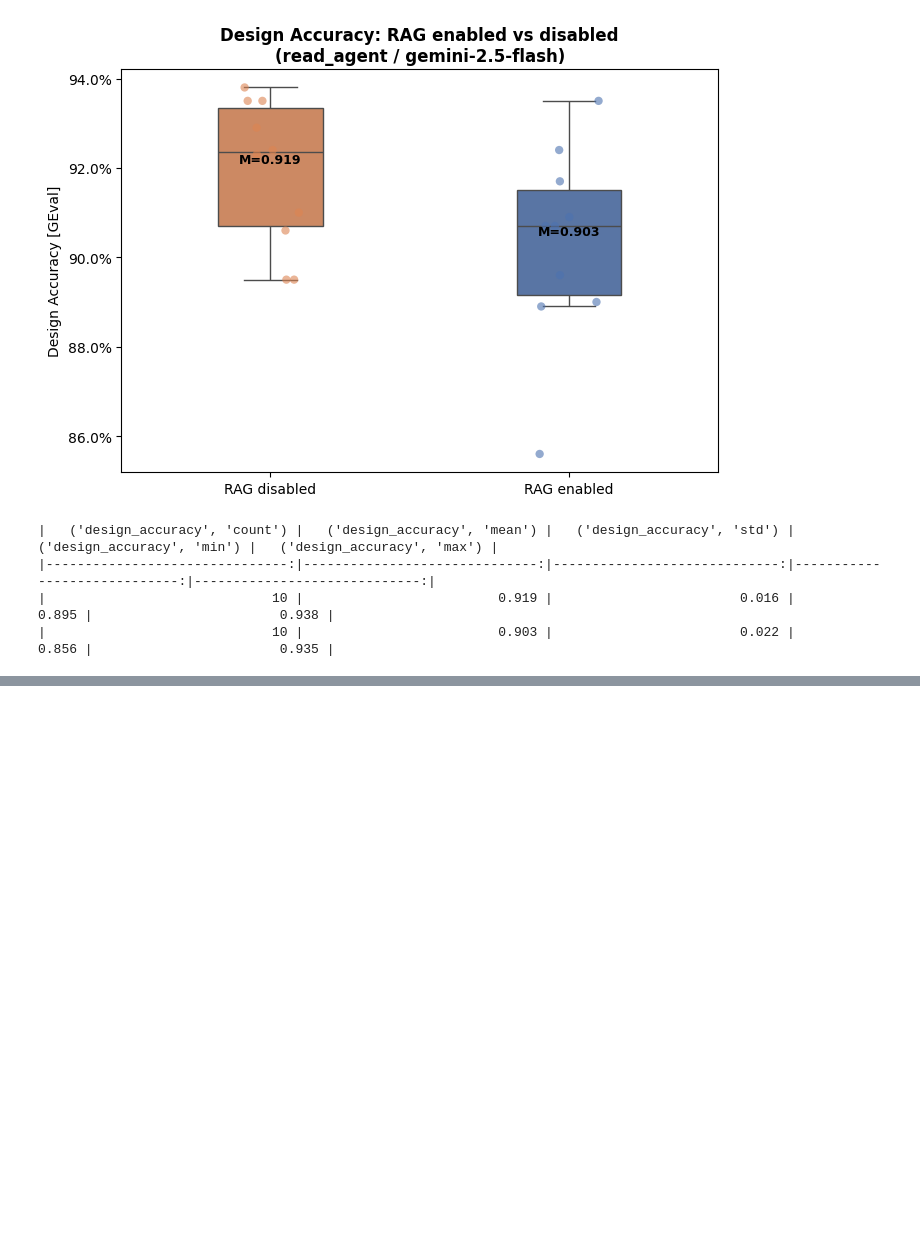
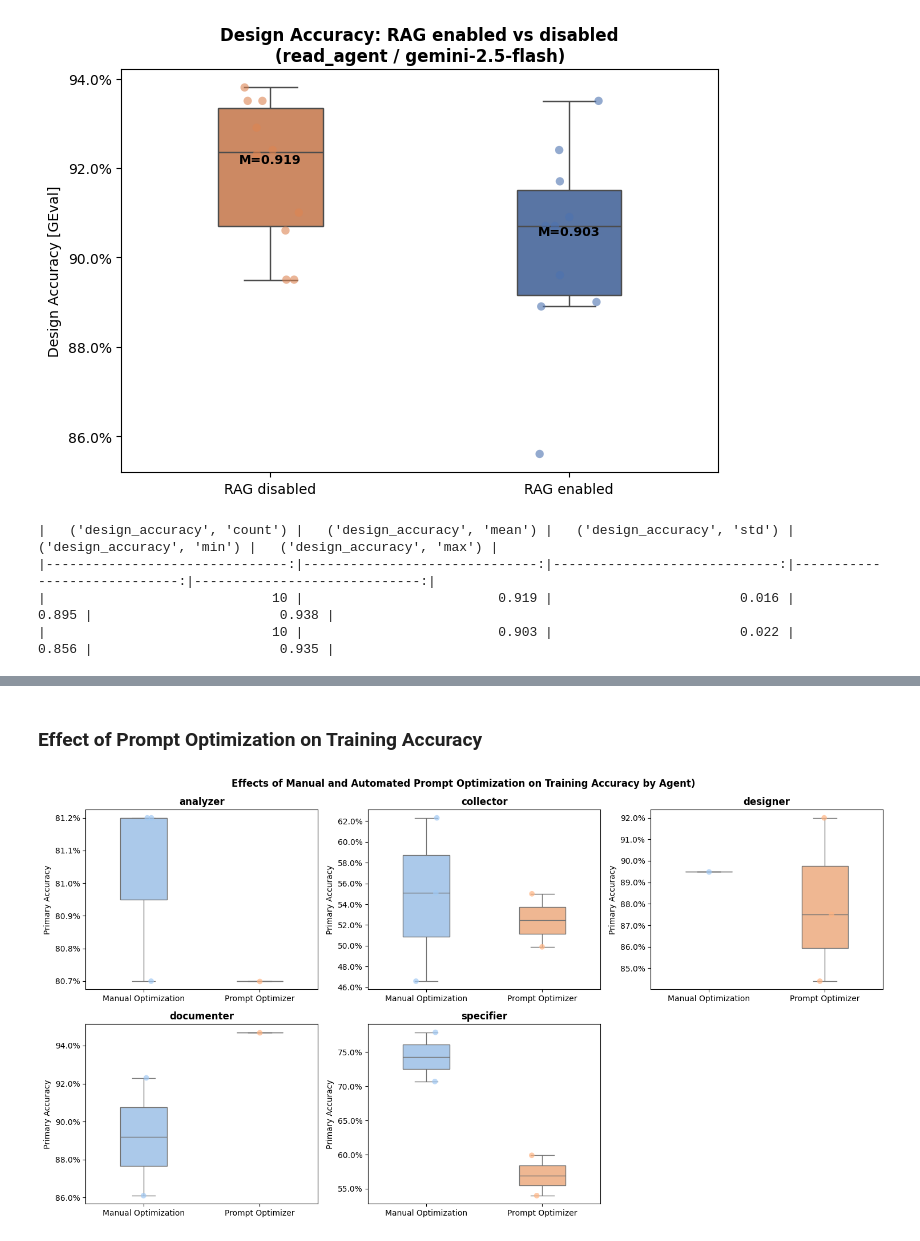
Before and after one commit to NU-Academics/read-mas, a Jupyter notebook: notebooks/data_analysis/data_analysis.ipynb, the cells around one changed output, grey strips where cells are left out. Cells and saved outputs as stored; diff of their text form; code cells hidden in the pictures; blank space fills up the shorter version.

```diff
--- a/notebooks/data_analysis/data_analysis.ipynb
+++ b/notebooks/data_analysis/data_analysis.ipynb
@@ -689,0 +968,39 @@ print((df_bm_gemini.groupby('RAG')[['design_accuracy']]
+# %% [markdown]
+### Effect of Prompt Optimization on Training Accuracy
+# %%
+# Strip and box plots for agent training primary_accuracy split by no_opt flag
+df_opt = df_train.dropna(subset=['primary_accuracy', 'no_opt']).copy()
+df_opt['Optimized'] = df_opt['no_opt'].map({True: 'Manual Optimization',
+                                            False: 'Prompt Optimizer'})
+
+agents_with_opt = df_opt['agent'].unique()
+ncols = min(3, len(agents_with_opt))
+nrows = -(-len(agents_with_opt) // ncols)
+fig, axes = plt.subplots(nrows, ncols, figsize=(5 * ncols, 4 * nrows), sharey=False)
+axes = np.array(axes).flatten()
+
+opt_order   = ['Manual Optimization', 'Prompt Optimizer']
+
+for ax, agent in zip(axes, sorted(agents_with_opt)):
+  sub = df_opt[df_opt['agent'] == agent]
+  sns.boxplot(data=sub, x='Optimized', y='primary_accuracy',
+              order=opt_order, palette='pastel', width=0.4,
+              fliersize=0, ax=ax)
+  sns.stripplot(data=sub, x='Optimized', y='primary_accuracy',
+                order=opt_order, palette='pastel',
+                size=7, jitter=True, alpha=0.7, ax=ax)
+
+  ax.set_title(agent.replace('_agent', ''), fontweight='bold')
+  ax.set_xlabel('')
+  ax.set_ylabel('Primary Accuracy')
+  ax.yaxis.set_major_formatter(mticker.PercentFormatter(xmax=1, decimals=1))
+
+for ax in axes[len(agents_with_opt):]:
+  ax.axis('off')
+
+plt.suptitle('Effects of Manual and Automated Prompt Optimization on Training Accuracy by Agent)',
+            fontsize=12, fontweight='bold')
+plt.tight_layout()
+plt.show()
+# %% [output]
+[figure, added]
```
Also changed, not shown: parts of 15 cells of this notebook.
